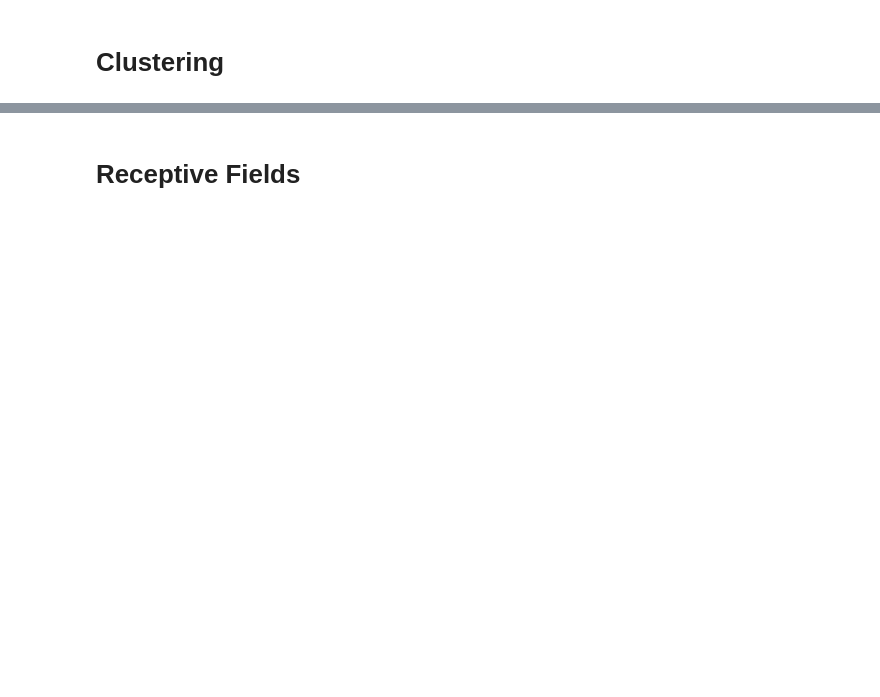
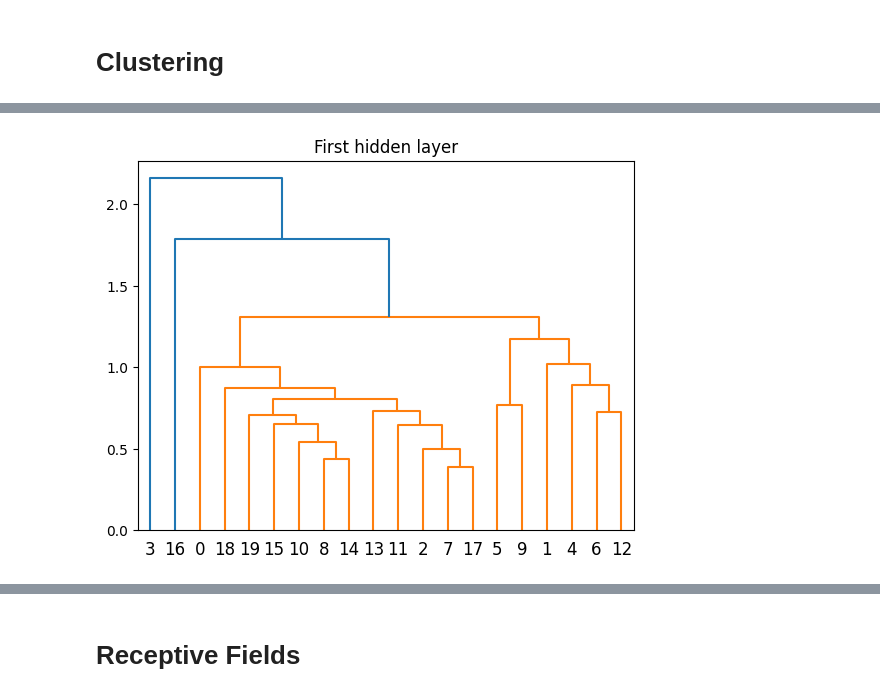
Before and after one commit to RoGellert/image_recognition, a Jupyter notebook: image_recognition_models.ipynb, the cells around one changed output, grey strips where cells are left out. Cells and saved outputs as stored; diff of their text form; code cells hidden in the pictures; blank space fills up the shorter version.

```diff
--- a/image_recognition_models.ipynb
+++ b/image_recognition_models.ipynb
@@ -552,0 +565,4 @@ plt.show()
+# %%
+plot_dendrogram(mean_hidd_repr_matrix_1, "First hidden layer")
+# %% [output]
+[figure, added]
```
Also changed, not shown: parts of 57 cells of this notebook.
